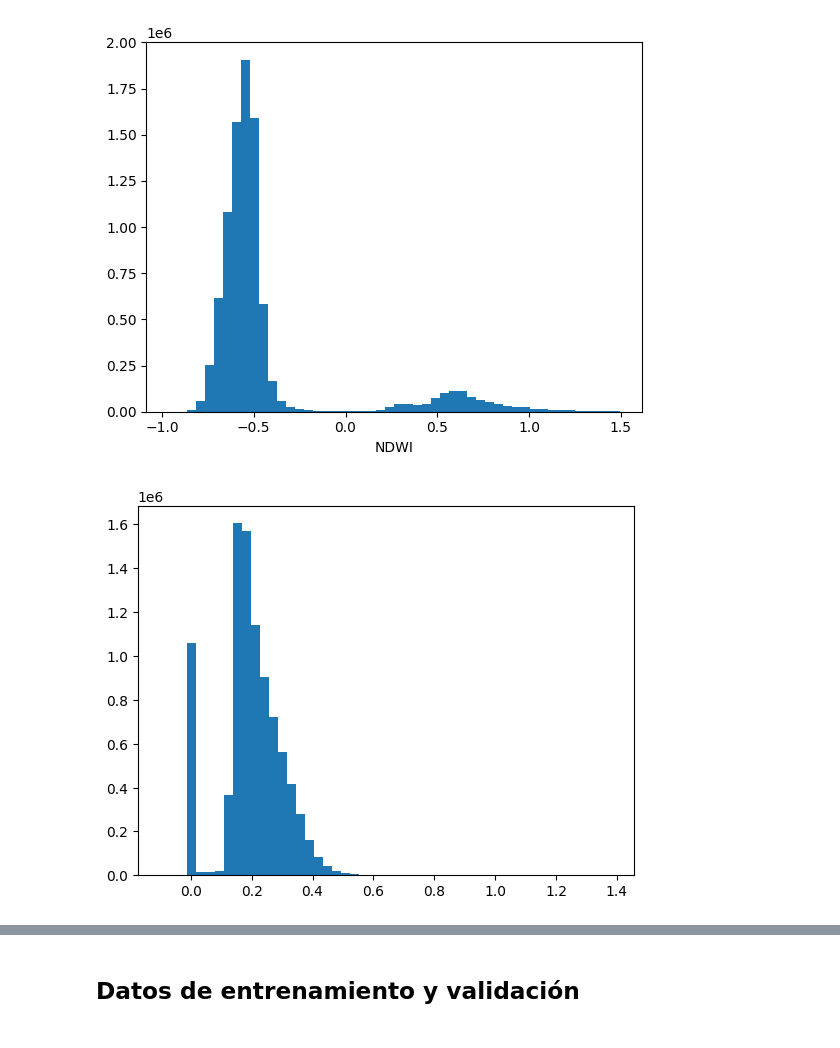
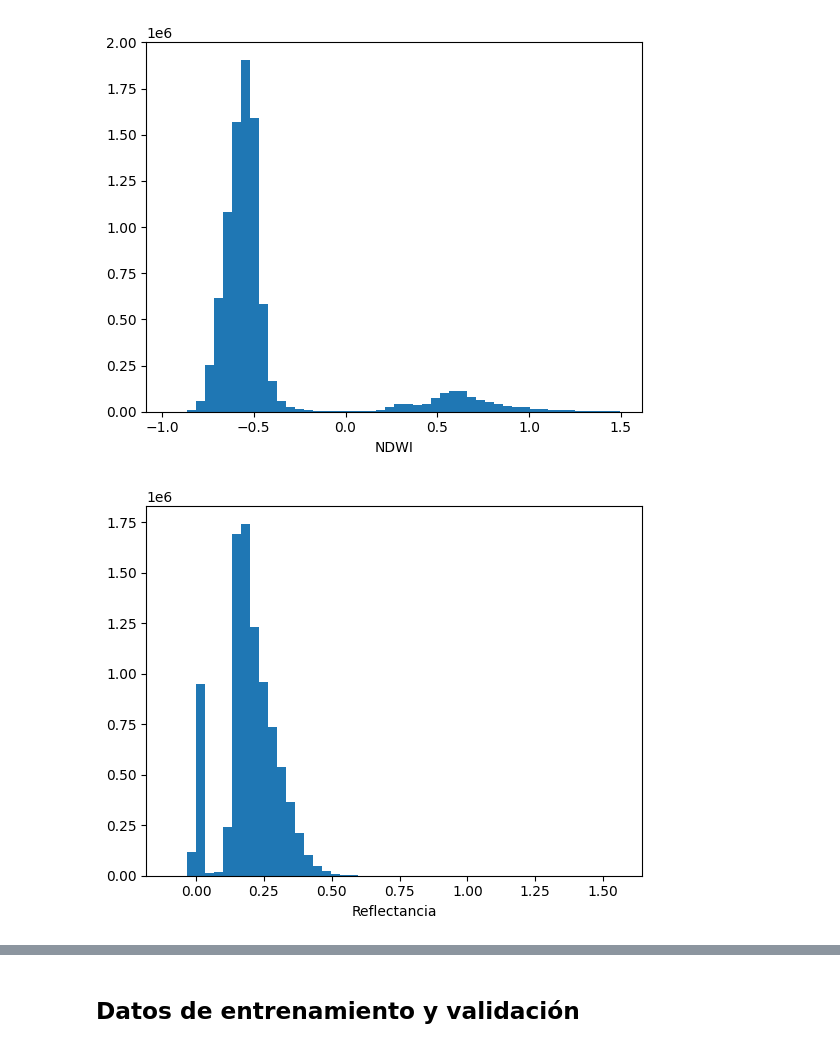
Before and after one commit to jdavidortega/Geographic_Data_Science_with_Python, a Jupyter notebook: sentinel2_classification.ipynb, the cells around one changed output, grey strips where cells are left out. Saved outputs shown, nothing was run; the diff lists cells and outputs as text; code cells hidden in the pictures.

```diff
--- a/sentinel2_classification.ipynb
+++ b/sentinel2_classification.ipynb
@@ -144,13 +145,15 @@ ndwi_8 = src.read(14).flatten()  # NDWI banda 3 y 8
 ndwi_8A = src.read(15).flatten()  # NDWI banda 3 y 8A
 nir = src.read(9).flatten()  # Infrarrojo cercano
 labels = src.read(1).flatten()  # Áreas de interés (etiquetas)
+rojo = src.read(5).flatten() # Rojo
 # %%
 # Crear un DataFrame con las características y las etiquetas
 df = pd.DataFrame({
     'NDWI_8': ndwi_8,
     'NDWI_8A': ndwi_8A,
     'NIR': nir,
-    'cuerpo_agua': labels
+    'rojo': rojo,
+    'cuerpo_agua': labels,
 })
 # %%
 df
@@ -214,7 +217,8 @@ plt.show()
 # %% [output]
 [figure]
 # %%
-plt.hist(df[(df['NIR']>-1.5) & (df['NIR']<1.5)]['NIR'], bins=50)
+plt.hist(df['NIR'], bins=50)
+plt.xlabel('Reflectancia')
 plt.show()
 # %% [output]
-[figure, old version]
+[figure, new version]
```
Also changed, not shown: parts of 31 cells of this notebook.
